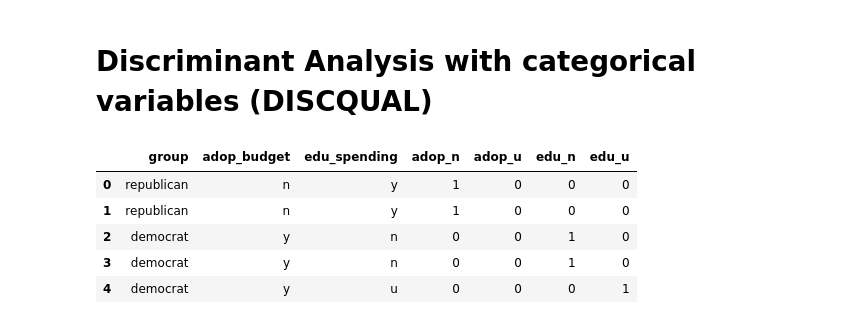
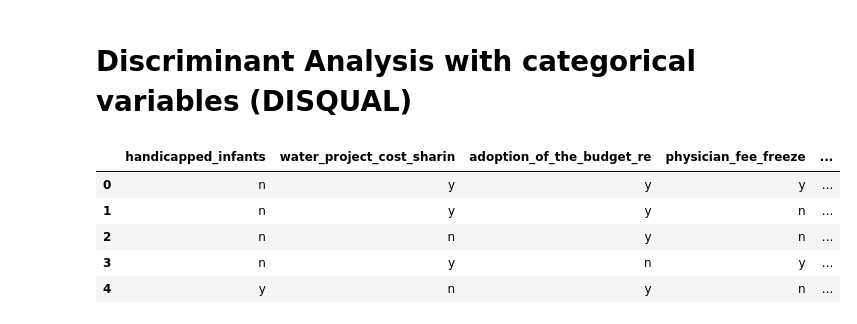
Before and after one commit to enfantbenidedieu/scientisttools, a Jupyter notebook: discqual_example.ipynb, the cells around one changed output. Drawn from its saved outputs; the diff is of its cells as text; code cells hidden in the pictures.

```diff
--- a/discqual_example.ipynb
+++ b/discqual_example.ipynb
@@ -1,16 +1,16 @@
 # %% [markdown]
-# Discriminant Analysis with categorical variables (DISCQUAL)
+# Discriminant Analysis with categorical variables (DISQUAL)
 # %%
 # Chargement des librairies
 import numpy as np
 import pandas as pd
 
-vote = pd.read_excel("./data/Data_Illustration_Livre_ADL.xlsx",sheet_name="VOTE",header=0)
-vote.head()
+DTrain = pd.read_excel("./data/CongressVotePipeline.xlsx",sheet_name="train",header=0)
+display(DTrain.head())
 # %% [output]
-|  | group | adop_budget | edu_spending | adop_n | adop_u | edu_n | edu_u |
-| 0 | republican | n | y | 1 | 0 | 0 | 0 |
-| 1 | republican | n | y | 1 | 0 | 0 | 0 |
-| 2 | democrat | y | n | 0 | 0 | 1 | 0 |
-| 3 | democrat | y | n | 0 | 0 | 1 | 0 |
-| 4 | democrat | y | u | 0 | 0 | 0 | 1 |
+|  | handicapped_infants | water_project_cost_sharin | adoption_of_the_budget_re | physician_fee_freeze | ... |
+| 0 | n | y | y | y | ... |
+| 1 | n | y | y | n | ... |
+| 2 | n | n | y | n | ... |
+| 3 | n | y | n | y | ... |
+| 4 | y | n | y | n | ... |
```
Also changed, not shown: parts of 27 cells of this notebook, 4 other files.
